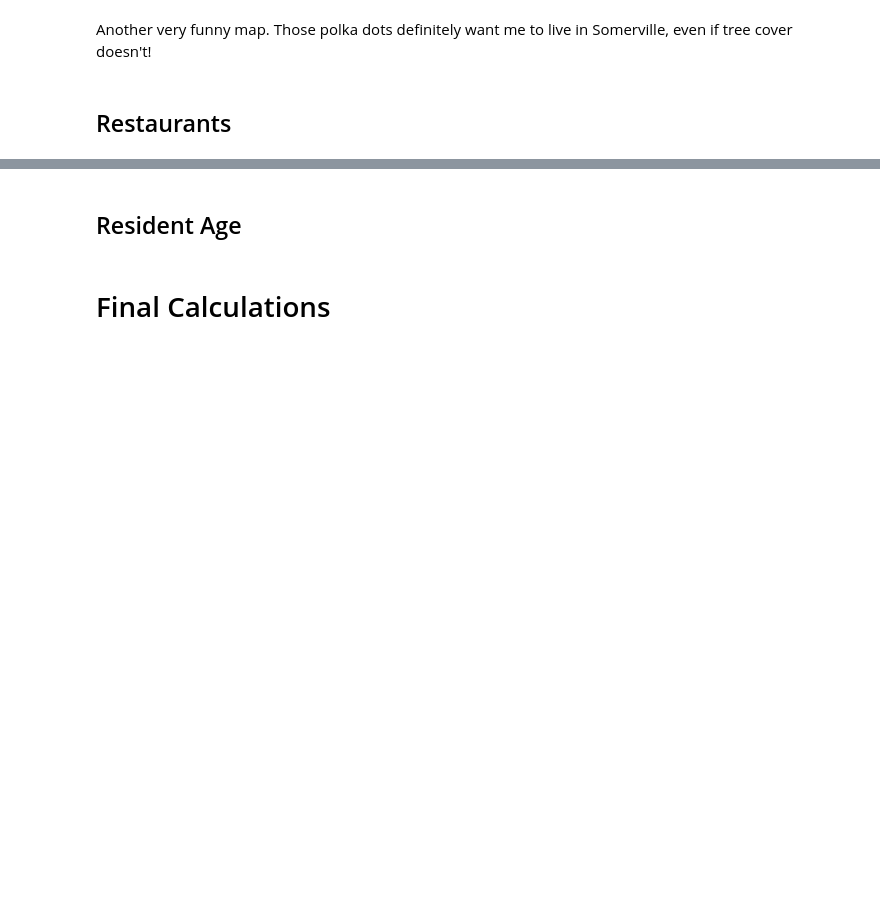
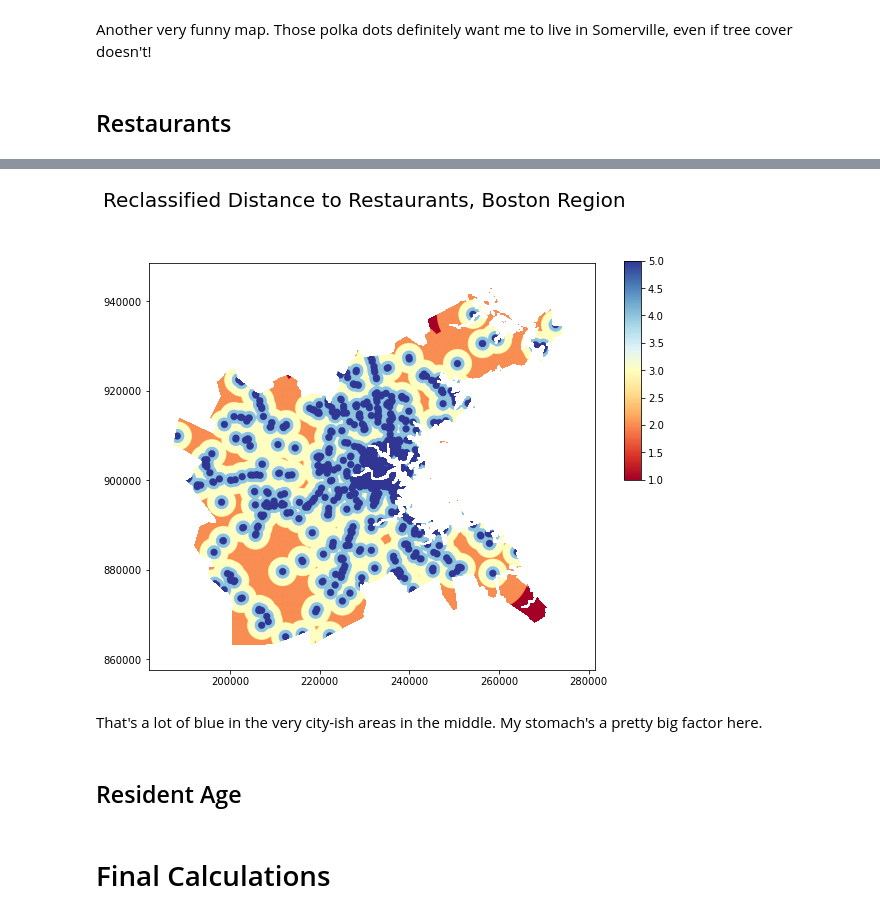
Before and after one commit to krowe42/FinalProject-LivingDecisions, a Jupyter notebook: Rowe-LivingDecisions.ipynb, the cells around one changed output, grey strips where cells are left out. Saved outputs shown, nothing was run; the diff lists cells and outputs as text; code cells hidden in the pictures; blank space fills up the shorter version.

```diff
--- a/Rowe-LivingDecisions.ipynb
+++ b/Rowe-LivingDecisions.ipynb
@@ -527,3 +605,29 @@ Another very funny map. Those polka dots definitely want me to live in Somervill
+# %%
+# Create a new raster, reclassify based on the rankings above.
+
+rest_reclass = np.full(shape, np.NaN)
+rest_reclass[rest_distance < 805] = 5
+rest_reclass[(rest_distance >= 805) & (rest_distance < 1609)] = 4
+rest_reclass[(rest_distance >= 1609) & (rest_distance < 3218)] = 3
+rest_reclass[(rest_distance >= 3218) & (rest_distance < 8046)] = 2
+rest_reclass[rest_distance >= 8046] = 1
+
+# As ever, I want to take out the parts that aren't in the Boston region.
+
+rest_reclass_bos = rest_reclass * mask
+# %%
+# Let's see what it looks like!
+
+fig, ax = plt.subplots(figsize=(8,8))
+image = ax.imshow(rest_reclass_bos, cmap="RdYlBu",
+                  extent = (bounds.left, bounds.right, bounds.bottom, bounds.top))
+fig.colorbar(image, cax = fig.add_axes([.95, 0.48, 0.03, 0.38]))
+fig.suptitle("Reclassified Distance to Restaurants, Boston Region", fontsize=20)
+plt.show()
+# %% [output]
+[figure, added]
+# %% [markdown]
+That's a lot of blue in the very city-ish areas in the middle. My stomach's a pretty big factor here.
 # %% [markdown]
 ## Resident Age
 # %% [markdown]
```
Also changed, not shown: parts of 14 cells of this notebook.
